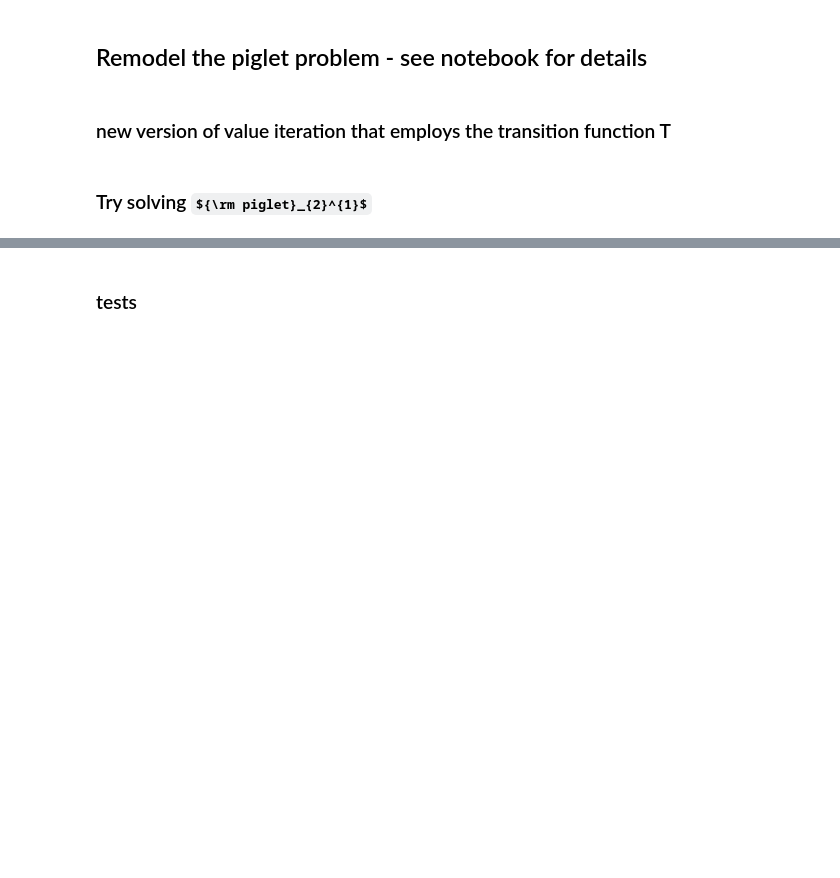
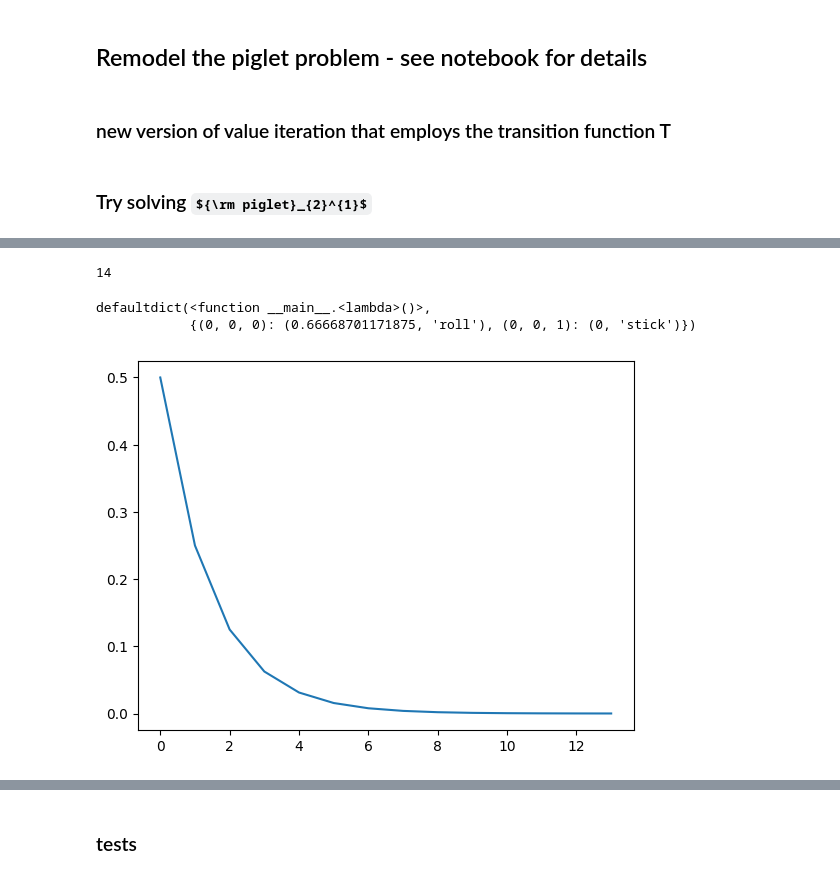
Before and after one commit to grosed/STOR-609, a Jupyter notebook: notebooks/assessment-3/pig-value-iteration.ipynb, the cells around one changed output, grey strips where cells are left out. Drawn from its saved outputs; the diff is of its cells as text; code cells hidden in the pictures; some formulas as TeX source; blank space fills up the shorter version.

```diff
--- a/notebooks/assessment-3/pig-value-iteration.ipynb
+++ b/notebooks/assessment-3/pig-value-iteration.ipynb
@@ -171,5 +155,5 @@ defaultdict(<function __main__.<lambda>()>, {(0, 0): (0.66650390625, 'roll')})
 # %% [markdown]
 ## Remodel the piglet problem - see notebook for details
 # %%
-piglet_actions = lambda : lambda :  iter(("roll","stick"))
+piglet_actions = lambda :  iter(("roll","stick"))
 # %%
@@ -186,18 +174,15 @@ def piglet_states(N) :
 def piglet_reward(N,s,s_dash,a) :
     i,_,k = s_dash
     return 1.0 if i + k >= N else 0.0
-# %%
-for l in set(range(1,1)) :
-    print(l)
 # %%
-# maybe able to tidy this up later
+
 @curry(4)
 def piglet_transitions(N,d,a,s) :
     def impl() :
         i,j,k = s
         if a == "roll" :
             for l in range(1,d) :
-                if i + k + l <= N :
+                if i + k < N :
                     yield i,j,k+l
             if i + k < N :
                 yield j,i,0
@@ -221,12 +206,13 @@ def value_iteration(S,T,A,P,R,gamma,V) :
 # %%
 @curry(2)
 def piglet_adaptation(S,V) :
+    V_dash = deepcopy(V)
     for s in S() :
-        _,_,k = s
+        i,j,k = s
         if k == 0 :
-            v,a = V[s]
-            V[s] = 1.0-v,a
-    return V
+            v,a = V[(j,i+k,0)]
+            V_dash[s] = 1.0-v,a
+    return V_dash
 # %%
 def delta(V,V_dash) :
     delta = 0.0
@@ -382,0 +222,36 @@ defaultdict(<function <lambda> at 0x...>, {(0, 0, 0): (0.42857142857974395, 'rol
+# %%
+goal = 1
+d = 2
+gamma = 1.0
+
+
+A = piglet_actions
+P = piglet_probability(goal,d)
+T = piglet_transitions(goal,d)
+S = piglet_states(goal,d)
+R = piglet_reward(goal)
+
+VI  = value_iteration(S,T,A,P,R,gamma)
+adapter = piglet_adaptation(S)
+pvi = compose(VI,adapter)
+V = defaultdict(lambda : (0.0,None))
+inside_bounding_box = bounding_box_convergence(0.0001)
+
+V_dash = pvi(V)
+its = 0
+D = list()
+while not inside_bounding_box(V_dash,V) :
+    V = V_dash
+    V_dash = pvi(V)
+    D.append(delta(V,V_dash))
+    its += 1
+    if its > 100 : break
+
+print(its)
+plt.plot(D)
+V_dash
+# %% [output]
+14
+defaultdict(<function __main__.<lambda>()>,
+            {(0, 0, 0): (0.66668701171875, 'roll'), (0, 0, 1): (0, 'stick')})
+[figure, added]
```
Also changed, not shown: parts of 29 cells of this notebook.
